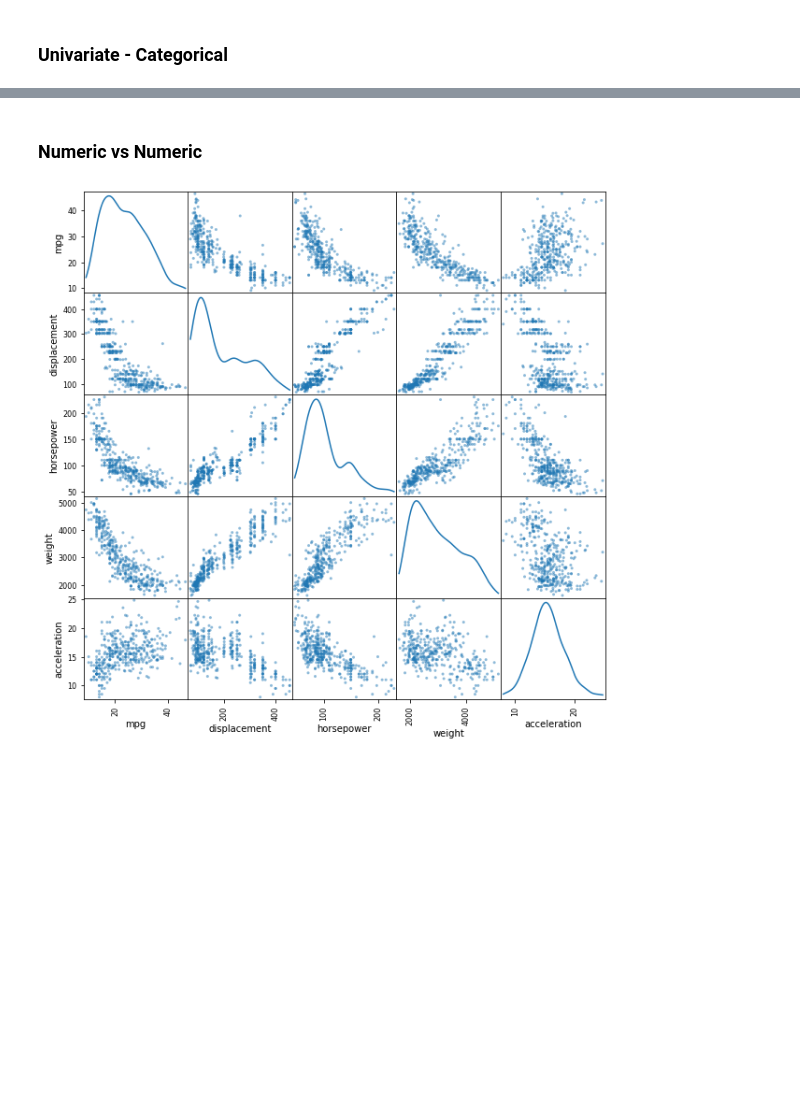
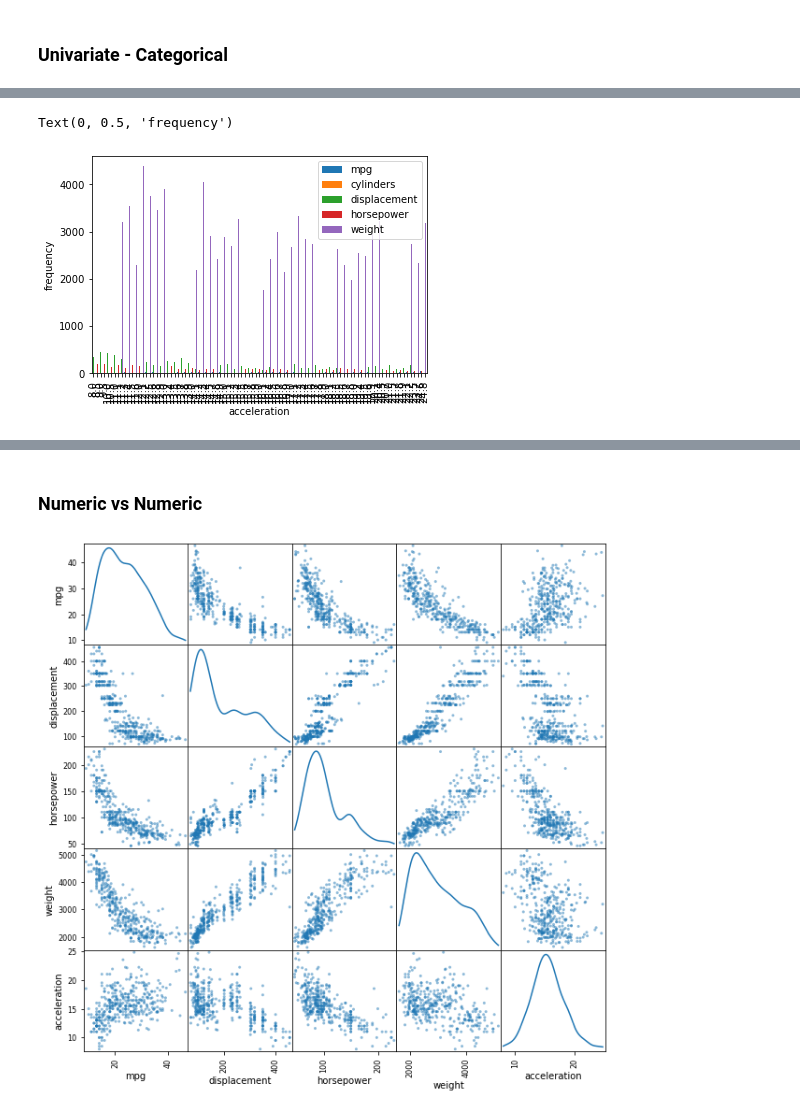
Before and after one commit to ngarcia1295/INTRO-TO-DATA-ANALYSIS, a Jupyter notebook: cars.ipynb, the cells around one changed output, grey strips where cells are left out. Saved outputs shown, nothing was run; the diff lists cells and outputs as text; code cells hidden in the pictures; blank space fills up the shorter version.

```diff
--- a/cars.ipynb
+++ b/cars.ipynb
@@ -271,3 +281,9 @@ agg.plot(kind='bar').set_ylabel('frequency')
+# %%
+agg = cars.groupby('acceleration').mean()
+agg.plot(kind='bar').set_ylabel('frequency')
+# %% [output]
+Text(0, 0.5, 'frequency')
+[figure, added]
 # %%
 # Categorical vs Numeric
 agg = cars.groupby('origin')['mpg'].mean()
```
Also changed, not shown: parts of 14 cells of this notebook.
